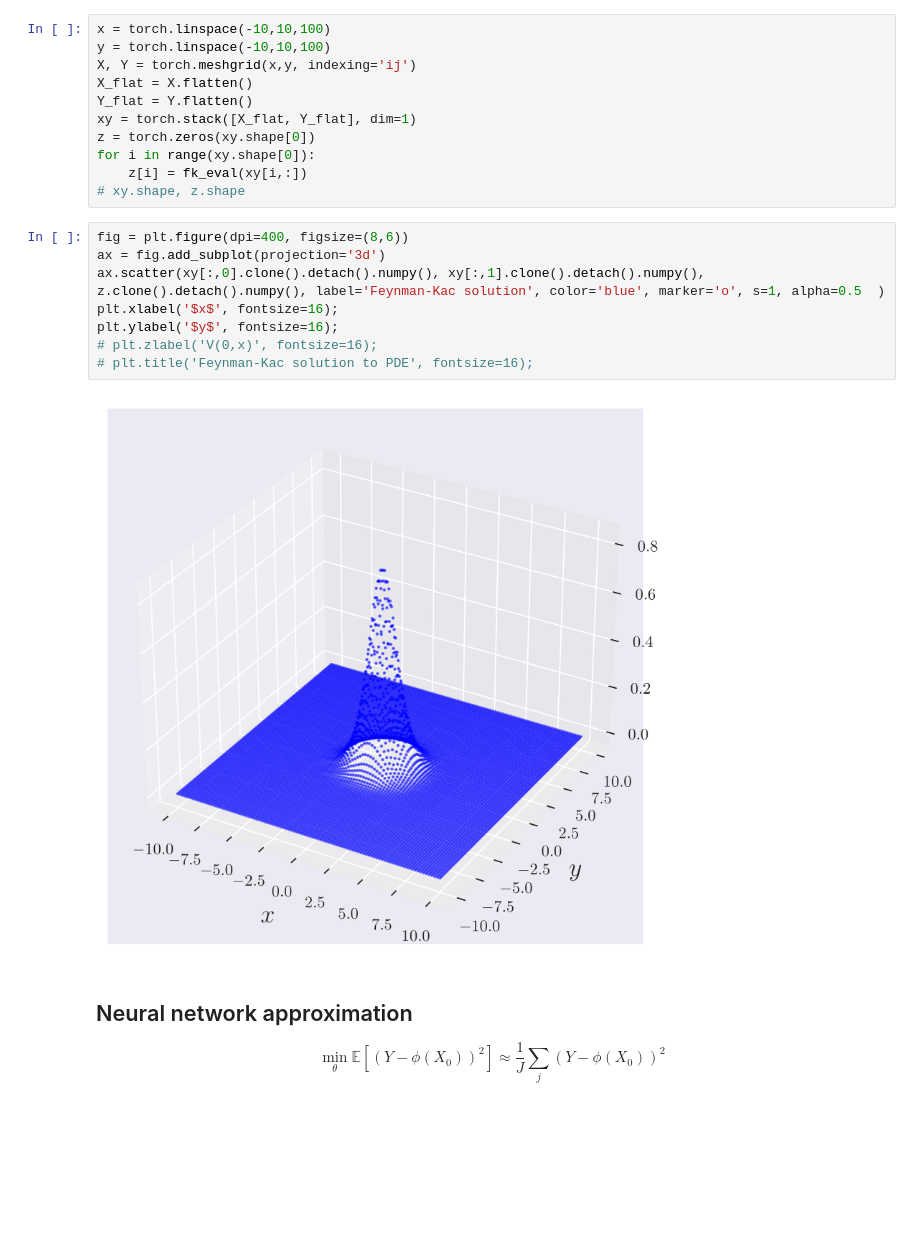
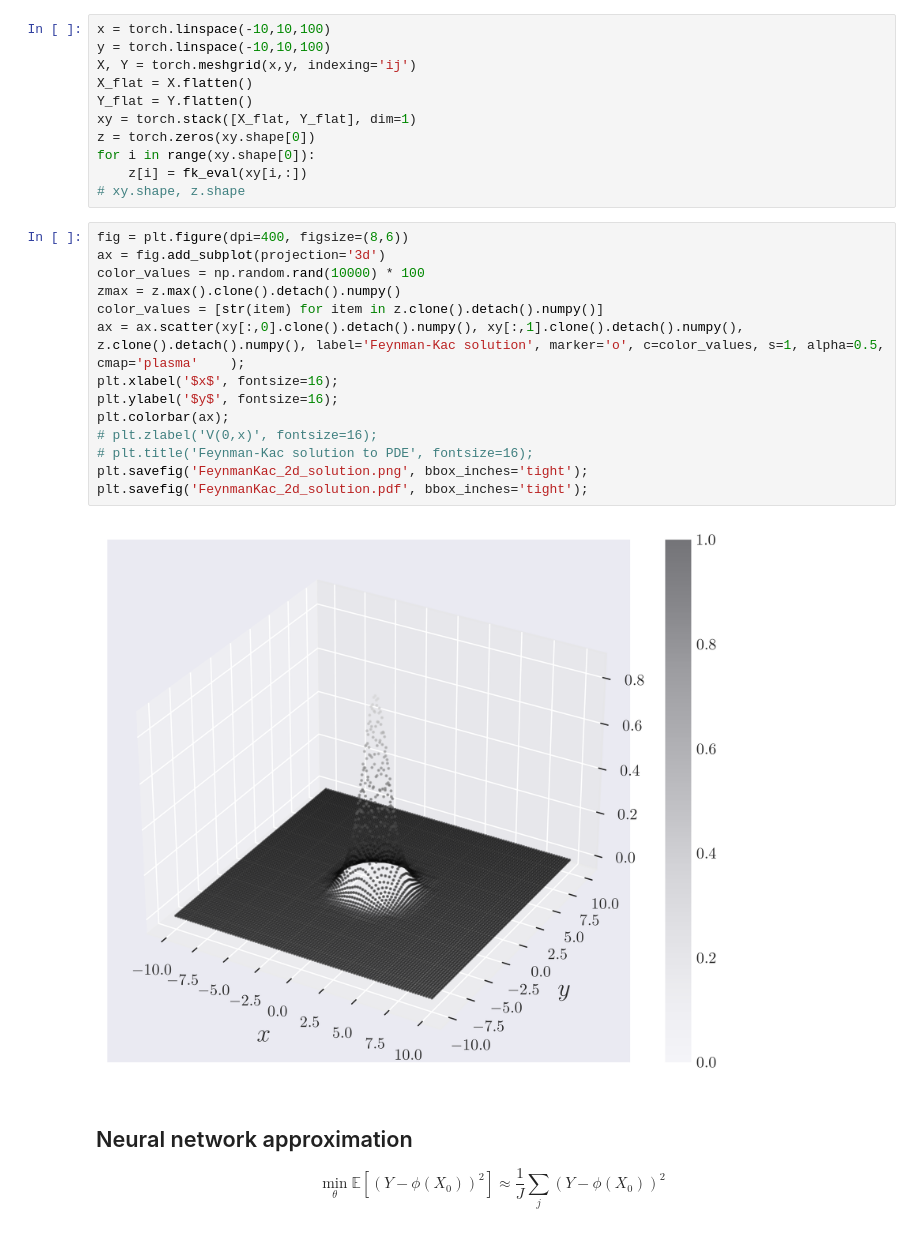
Before and after one commit to arashfahim/Stochastic_Control_FSU, a Jupyter notebook: FeynmannKac_multid.ipynb, the cells around one changed output. Saved outputs shown, nothing was run; the diff lists cells and outputs as text; blank space fills up the shorter version.

```diff
--- a/FeynmannKac_multid.ipynb
+++ b/FeynmannKac_multid.ipynb
@@ -93,13 +93,19 @@ for i in range(xy.shape[0]):
 # %%
 fig = plt.figure(dpi=400, figsize=(8,6))
 ax = fig.add_subplot(projection='3d')
-ax.scatter(xy[:,0].clone().detach().numpy(), xy[:,1].clone().detach().numpy(), z.clone().detach().numpy(), label='Feynman-Kac solution', color='blue', marker='o', s=1, alpha=0.5  )
+color_values = np.random.rand(10000) * 100
+zmax = z.max().clone().detach().numpy()
+color_values = [str(item) for item in z.clone().detach().numpy()]
+ax = ax.scatter(xy[:,0].clone().detach().numpy(), xy[:,1].clone().detach().numpy(), z.clone().detach().numpy(), label='Feynman-Kac solution', marker='o', c=color_values, s=1, alpha=0.5, cmap='plasma'    );
 plt.xlabel('$x$', fontsize=16);
 plt.ylabel('$y$', fontsize=16);
+plt.colorbar(ax);
 # plt.zlabel('V(0,x)', fontsize=16);
 # plt.title('Feynman-Kac solution to PDE', fontsize=16);
+plt.savefig('FeynmanKac_2d_solution.png', bbox_inches='tight');
+plt.savefig('FeynmanKac_2d_solution.pdf', bbox_inches='tight');
 # %% [output]
-[figure, old version]
+[figure, new version]
 # %% [markdown]
 ## Neural network approximation
 
```
Also changed, not shown: parts of 1 cell of this notebook, 3 other files.
